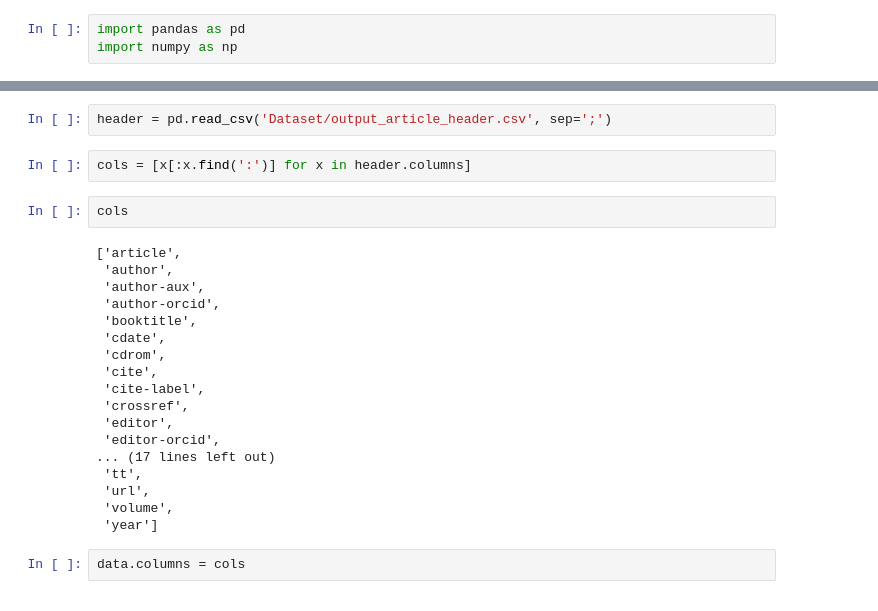
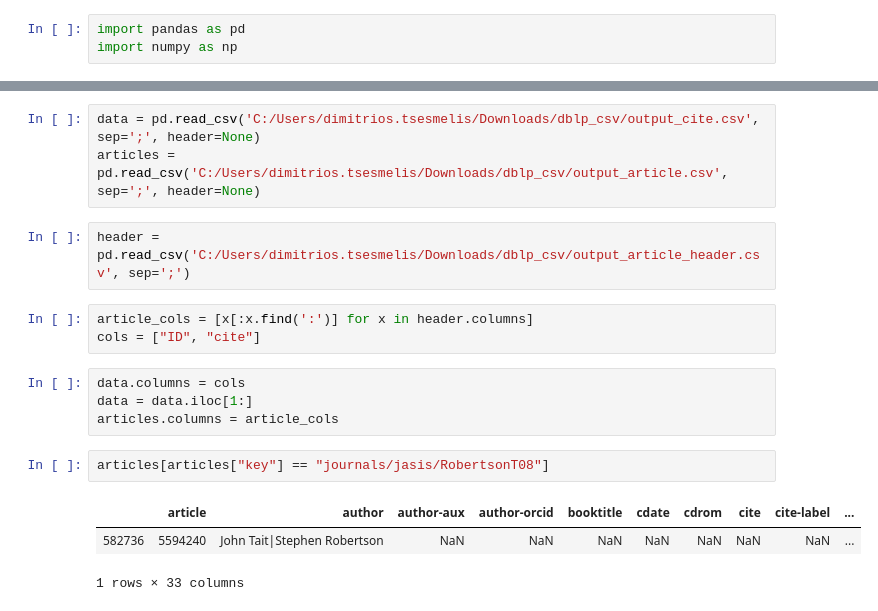
Before and after one commit to JimTsesm/Property-graph-for-DBLP, a Jupyter notebook: src/preprocessing/Preprocessing_dimitris.ipynb, the cells around one changed output, grey strips where cells are left out. Saved outputs shown, nothing was run; the diff lists cells and outputs as text.

Commit message:
cite ready

```diff
--- a/src/preprocessing/Preprocessing_dimitris.ipynb
+++ b/src/preprocessing/Preprocessing_dimitris.ipynb
@@ -6,27 +4,19 @@ data = pd.read_csv('Dataset/output_article.csv', sep=';', header=None)
+# %%
+data = pd.read_csv('C:/Users/dimitrios.tsesmelis/Downloads/dblp_csv/output_cite.csv', sep=';', header=None)
+articles = pd.read_csv('C:/Users/dimitrios.tsesmelis/Downloads/dblp_csv/output_article.csv', sep=';', header=None)
 # %%
-header = pd.read_csv('Dataset/output_article_header.csv', sep=';')
+header = pd.read_csv('C:/Users/dimitrios.tsesmelis/Downloads/dblp_csv/output_article_header.csv', sep=';')
 # %%
-cols = [x[:x.find(':')] for x in header.columns]
+article_cols = [x[:x.find(':')] for x in header.columns]
+cols = ["ID", "cite"]
-# %%
-cols
-# %% [output]
-['article',
- 'author',
- 'author-aux',
- 'author-orcid',
- 'booktitle',
- 'cdate',
- 'cdrom',
- 'cite',
- 'cite-label',
- 'crossref',
- 'editor',
- 'editor-orcid',
-... (17 lines left out)
- 'tt',
- 'url',
- 'volume',
- 'year']
 # %%
 data.columns = cols
+data = data.iloc[1:]
+articles.columns = article_cols
+# %%
+articles[articles["key"] == "journals/jasis/RobertsonT08"]
+# %% [output]
+|  | article | author | author-aux | author-orcid | booktitle | cdate | cdrom | cite | cite-label | ... |
+| 582736 | 5594240 | John Tait|Stephen Robertson | NaN | NaN | NaN | NaN | NaN | NaN | NaN | ... |
+1 rows × 33 columns
 # %%
```
Also changed, not shown: parts of 9 cells of this notebook.
